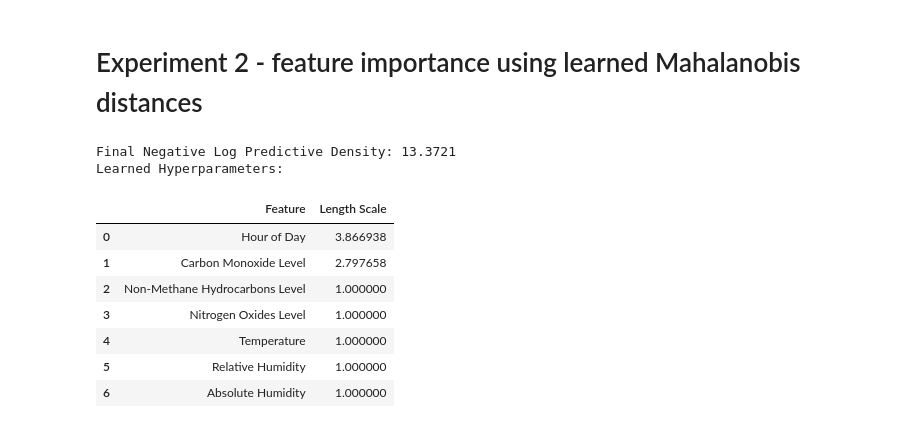
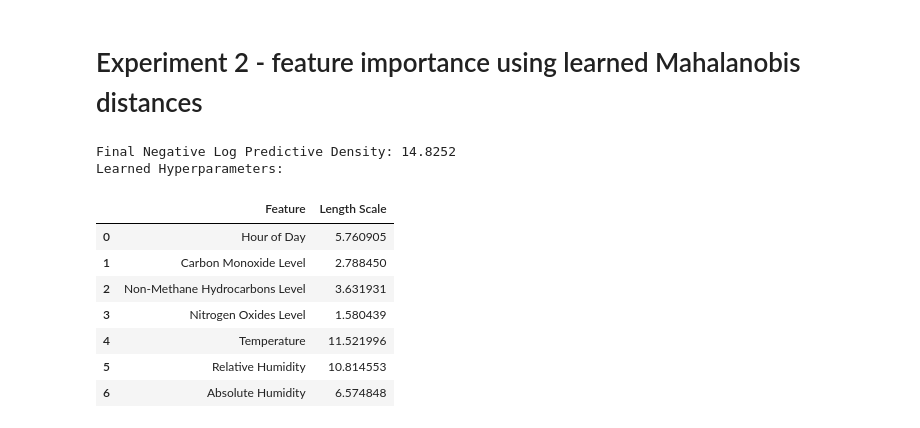
Before and after one commit to Nano1337/aml2, a Jupyter notebook: exps.ipynb, the cells around one changed output. Drawn from its saved outputs; the diff is of its cells as text; code cells hidden in the pictures.

```diff
--- a/exps.ipynb
+++ b/exps.ipynb
@@ -45,10 +45,10 @@ step_size = 5e-4
 
 gathered_trials = []
 
-init_prng(42)
+print(f"Starting experiment with {n_trials} trials")
 
-print(f"Starting experiment with {n_trials} trials")
 for n in tqdm(range(n_trials), desc="Trials"):
+    init_prng(n)
     # Random initialization
     unconstrained_init = inverse_param_transform(random_init_sqexp_hyperparams())
 
@@ -154,7 +152,7 @@ feature_names = [
 ]
 
 # Initialize hyperparameters: [noise variance, signal variance, length scales...]
-init_params = [1e0, 1e0] + [1e0 for _ in range(X_train.shape[1])]
+init_params = [1e0, 1e0] + [X_train.shape[1]*1e0 for _ in range(X_train.shape[1])]
 init_params = np.array(init_params)
 
 # Perform a single run of Empirical Bayes with Mahalanobis Squared-Exponential Kernel
@@ -165,41 +163,41 @@ optimized_hyperparams, final_lml = empirical_bayes(
     unconstrained_hyperparams_init=inverse_param_transform(init_params),
     step_size=5e-4,
     T=200
 )
 
 # Transform optimized hyperparameters back to constrained space
 final_constrained = param_transform(optimized_hyperparams)
 
 # Compute Negative Log Predictive Density after optimization
 posterior_final = gp_posterior(sqexp_mahalanobis_cov_function, X_train, Y_train, final_constrained)
 mean_final, var_final = posterior_final(X_test)
 final_nll = neg_log_predictive_density(Y_test, mean_final, var_final, final_constrained[0])
 
 print(f"Final Negative Log Predictive Density: {final_nll:.4f}")
 
 # Extract and display the learned hyperparameters
 noise_variance = final_constrained[0]
 signal_variance = final_constrained[1]
 length_scales = final_constrained[2:]
 
 hyperparams_df = pd.DataFrame({
     "Feature": feature_names,
     "Length Scale": length_scales
 })
 
 print("Learned Hyperparameters:")
 display(hyperparams_df)
 # %% [output]
-Final Negative Log Predictive Density: 13.3721
+Final Negative Log Predictive Density: 14.8252
 Learned Hyperparameters:
 |  | Feature | Length Scale |
-| 0 | Hour of Day | 3.866938 |
-| 1 | Carbon Monoxide Level | 2.797658 |
-| 2 | Non-Methane Hydrocarbons Level | 1.000000 |
-| 3 | Nitrogen Oxides Level | 1.000000 |
-| 4 | Temperature | 1.000000 |
-| 5 | Relative Humidity | 1.000000 |
-| 6 | Absolute Humidity | 1.000000 |
+| 0 | Hour of Day | 5.760905 |
+| 1 | Carbon Monoxide Level | 2.788450 |
+| 2 | Non-Methane Hydrocarbons Level | 3.631931 |
+| 3 | Nitrogen Oxides Level | 1.580439 |
+| 4 | Temperature | 11.521996 |
+| 5 | Relative Humidity | 10.814553 |
+| 6 | Absolute Humidity | 6.574848 |
 # %% [markdown]
 ### Discussion on Learned Hyperparameters and Feature Importance
 
```
Also changed, not shown: parts of 3 cells of this notebook, 1 other file.
